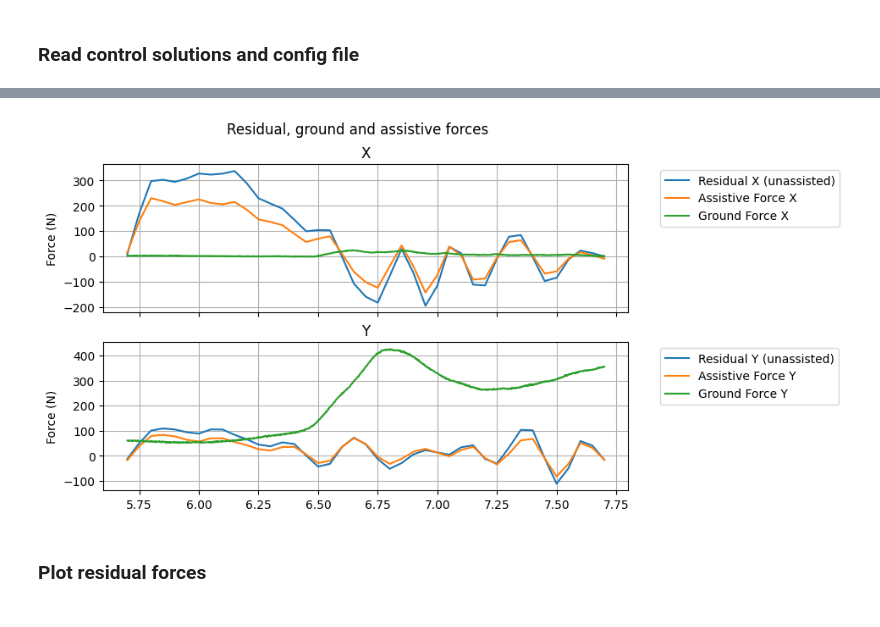
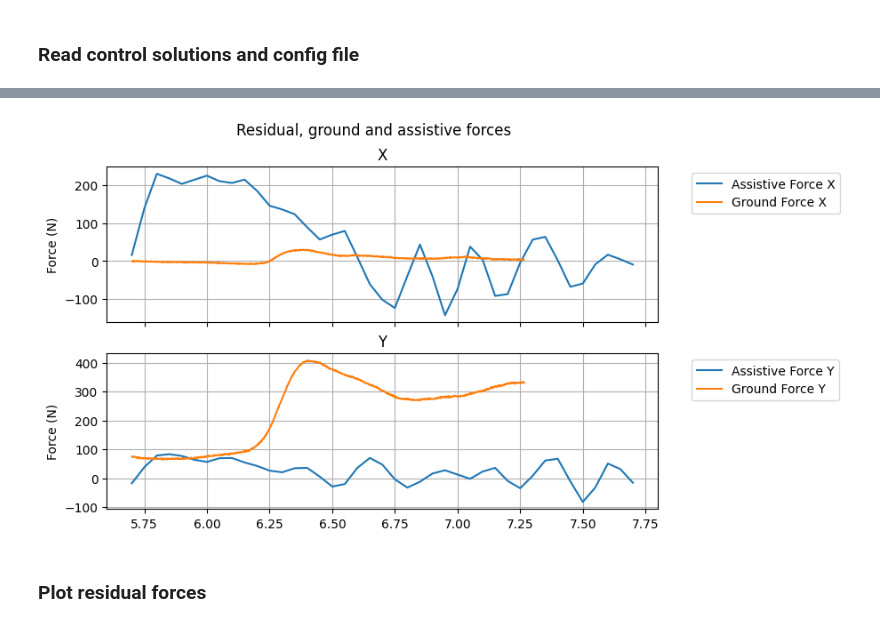
Before and after one commit to Harvard-Slade-Lab/assistive-arm, a Jupyter notebook: notebooks/visualize_data.ipynb, the cells around one changed output, grey strips where cells are left out. Drawn from its saved outputs; the diff is of its cells as text; code cells hidden in the pictures.

```diff
--- a/notebooks/visualize_data.ipynb
+++ b/notebooks/visualize_data.ipynb
@@ -14,11 +14,11 @@ from assistive_arm.utils.plotting import extract_muscle_activations, plot_res_as
 # %%
 solutions_path = Path("../moco/control_solutions/")
 subject = "subject_4"
-subject_data = Path("/Users/xabieririzar/Desktop/Life/Studium/TUM/M.Sc Robotics/Masterarbeit Harvard/Thesis/Subject testing/Subject data/") / subject
-trial = subject_data / "trial_4"
+subject_data = Path("/Users/xabieririzar/Desktop/Life/Studium/TUM/M.Sc Robotics/Harvard/Thesis/Subject testing/Subject data/") / subject
+trial = subject_data / "trial_3"
 
 # solution_assist_false = solutions_path / "opencap_simple_assistance_false_2023-09-22_17-13.sto"
-solution_assist_false = solutions_path / "opencap_simple_assistance_false_2023-09-22_17-13.sto"
+solution_assist_false = solutions_path / "subject_4_simple_trial_3_assistance_none_2023-11-15_14-59.sto"
 solution_assist_true = solutions_path / "subject_4_simple_trial_4_assistance_true_2023-10-11_08-20.sto"
 grfs = trial / "grf_filtered.mot"
 # %% [markdown]
@@ -28,6 +28,7 @@ df_assist_false = pd.read_csv(solution_assist_false, delimiter="\t", skiprows=18
 df_assist_true = pd.read_csv(solution_assist_true, delimiter="\t", skiprows=18)
 ground_forces = pd.read_csv(grfs, delimiter="\t", skiprows=6)
 
-config_path = solutions_path / f"{solution_assist_true.stem}.yaml"
+config_path = solutions_path / f"{solution_assist_false.stem}.yaml"
 with open(config_path, "r") as f:
     config_file = yaml.load(f, Loader=yaml.FullLoader)
+print(yaml.dump(config_file, indent=4, sort_keys=False))
@@ -45,13 +73,13 @@ e
 ground_forces = ground_forces[(ground_forces["time"] >= config_file["t_0"]) & (ground_forces["time"] <= config_file["t_f"])]
 
 dfs = {}
-dfs["assist_false"] = df_assist_false
+# dfs["assist_false"] = df_assist_false
 dfs["assist_true"] = df_assist_true
 dfs["ground_forces"] = ground_forces
 # %%
-plot_res_assist_forces(time=df_assist_false.time, dataframes=dfs, figsize=(8,5), config=config_file)
+plot_res_assist_forces(time=df_assist_true.time, dataframes=dfs, figsize=(8,5), config=config_file)
 # %% [output]
-[figure, old version]
+[figure, new version]
 # %% [markdown]
 ### Plot residual forces
 # %%
```
Also changed, not shown: parts of 5 cells of this notebook, 7 other files.
